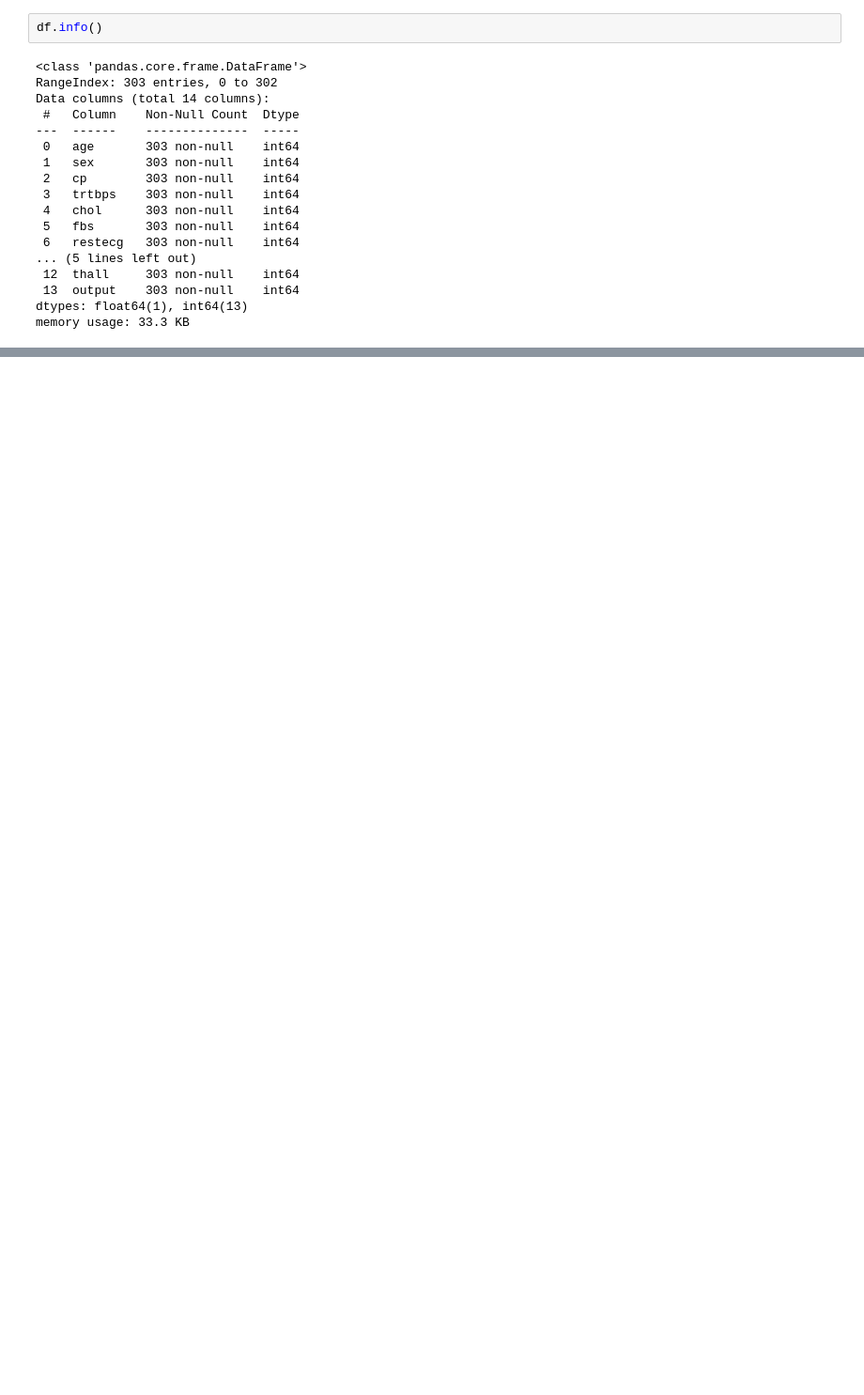
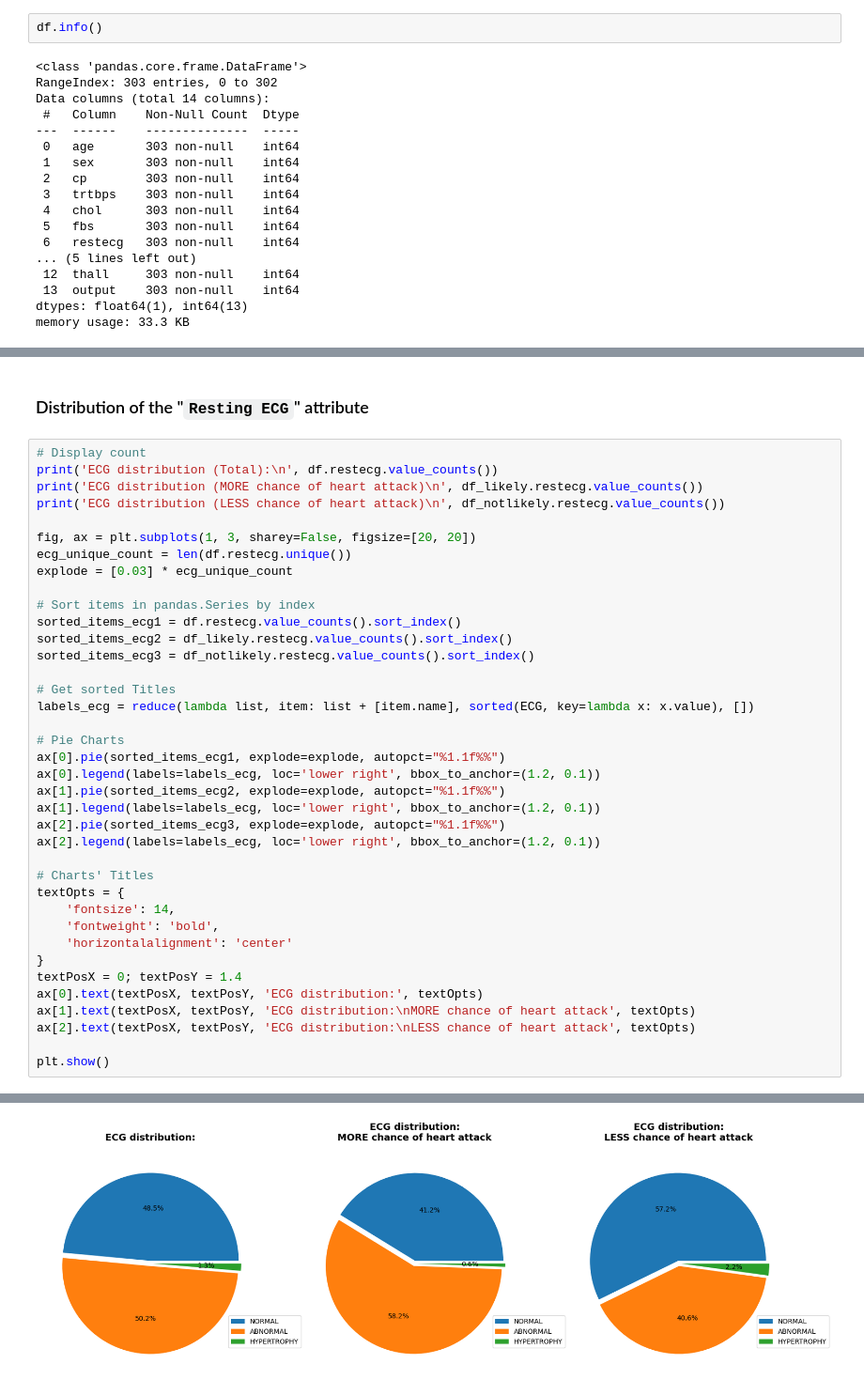
Before and after one commit to marbrex/tiw-data-analysis-project, a Jupyter notebook: descript-data.ipynb, the cells around one changed output, grey strips where cells are left out. Shown at 94% size. Drawn from its saved outputs; the diff is of its cells as text; blank space fills up the shorter version.

```diff
--- a/descript-data.ipynb
+++ b/descript-data.ipynb
@@ -104,0 +255,41 @@ Après avoir executé les tests statistiques sur les deux:
+# %% [markdown]
+### Distribution of the "`Resting ECG`" attribute
+# %%
+# Display count
+print('ECG distribution (Total):\n', df.restecg.value_counts())
+print('ECG distribution (MORE chance of heart attack)\n', df_likely.restecg.value_counts())
+print('ECG distribution (LESS chance of heart attack)\n', df_notlikely.restecg.value_counts())
+
+fig, ax = plt.subplots(1, 3, sharey=False, figsize=[20, 20])
+ecg_unique_count = len(df.restecg.unique())
+explode = [0.03] * ecg_unique_count
+
+# Sort items in pandas.Series by index
+sorted_items_ecg1 = df.restecg.value_counts().sort_index()
+sorted_items_ecg2 = df_likely.restecg.value_counts().sort_index()
+sorted_items_ecg3 = df_notlikely.restecg.value_counts().sort_index()
+
+# Get sorted Titles
+labels_ecg = reduce(lambda list, item: list + [item.name], sorted(ECG, key=lambda x: x.value), [])
+
+# Pie Charts
+ax[0].pie(sorted_items_ecg1, explode=explode, autopct="%1.1f%%")
+ax[0].legend(labels=labels_ecg, loc='lower right', bbox_to_anchor=(1.2, 0.1))
+ax[1].pie(sorted_items_ecg2, explode=explode, autopct="%1.1f%%")
+ax[1].legend(labels=labels_ecg, loc='lower right', bbox_to_anchor=(1.2, 0.1))
+ax[2].pie(sorted_items_ecg3, explode=explode, autopct="%1.1f%%")
+ax[2].legend(labels=labels_ecg, loc='lower right', bbox_to_anchor=(1.2, 0.1))
+
+# Charts' Titles
+textOpts = {
+    'fontsize': 14,
+    'fontweight': 'bold',
+    'horizontalalignment': 'center'
+}
+textPosX = 0; textPosY = 1.4
+ax[0].text(textPosX, textPosY, 'ECG distribution:', textOpts)
+ax[1].text(textPosX, textPosY, 'ECG distribution:\nMORE chance of heart attack', textOpts)
+ax[2].text(textPosX, textPosY, 'ECG distribution:\nLESS chance of heart attack', textOpts)
+
+plt.show()
+# %% [output]
@@ -104,0 +311 @@ Après avoir executé les tests statistiques sur les deux:
+[figure, added]
```
Also changed, not shown: parts of 28 cells of this notebook, 2 other files.
